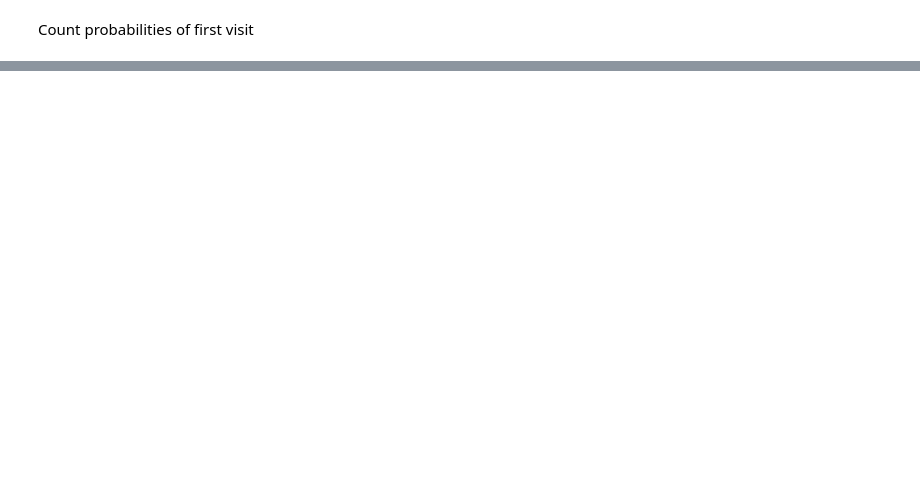
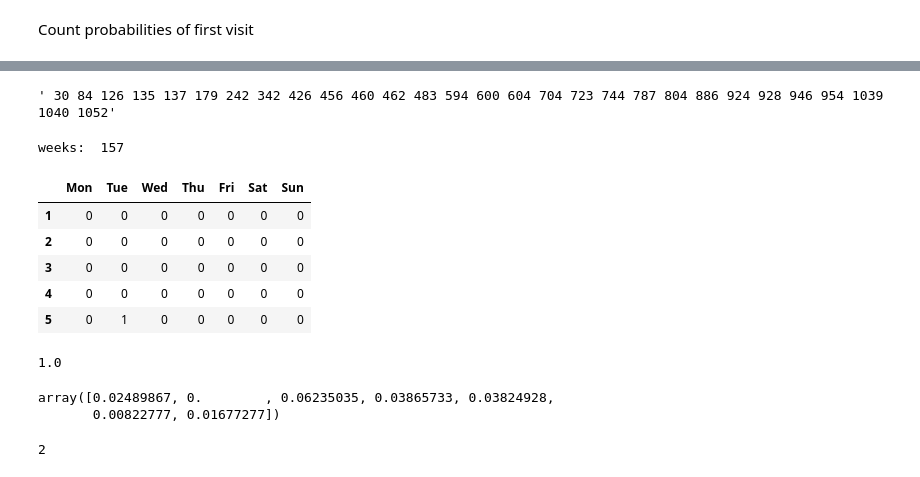
Before and after one commit to pbilinskyi/prediction-of-visits, a Jupyter notebook: notebook.ipynb, the cells around one changed output, grey strips where cells are left out. Saved outputs shown, nothing was run; the diff lists cells and outputs as text; code cells hidden in the pictures; blank space fills up the shorter version.

```diff
--- a/notebook.ipynb
+++ b/notebook.ipynb
@@ -69,0 +162,37 @@ predicted_day
+# %%
+# def parse_visites(ind):
+df.loc[1][0]
+# %% [output]
+' 30 84 126 135 137 179 242 342 426 456 460 462 483 594 600 604 704 723 744 787 804 886 924 928 946 954 1039 1040 1052'
+# %%
+def parse_visites(ind):
+    line = df.loc[ind][0]
+    line = line.strip()
+    visites = [int(s) for s in line.split(' ')]
+    return visites
+
+visites = parse_visites(19);
+# %%
+n_weeks = (n_days//7) if (n_days%7 == 0) else (n_days//7 + 1)
+print("weeks: ", n_weeks)
+
+def make_visit_matrix(visites):
+    V = np.zeros(shape = (n_weeks, 7), dtype = int)
+    for day in visites:
+        V[(day-1) // 7, (day-1) % 7] = 1
+    V = pd.DataFrame(V, columns=['Mon', 'Tue', 'Wed', 'Thu', 'Fri', 'Sat', 'Sun'])
+    V.index = V.index + 1
+    return V.iloc[:-1], V.iloc[-1]
+
+
+V, V_test = make_visit_matrix(visites)
+V.shape, V_test.shape
+V.head()
+# %% [output]
+weeks:  157
+|  | Mon | Tue | Wed | Thu | Fri | Sat | Sun |
+| 1 | 0 | 0 | 0 | 0 | 0 | 0 | 0 |
+| 2 | 0 | 0 | 0 | 0 | 0 | 0 | 0 |
+| 3 | 0 | 0 | 0 | 0 | 0 | 0 | 0 |
+| 4 | 0 | 0 | 0 | 0 | 0 | 0 | 0 |
+| 5 | 0 | 1 | 0 | 0 | 0 | 0 | 0 |
@@ -69,0 +227,22 @@ predicted_day
+# %%
+def compute_p(w):
+    for ind in V.index:
+        V.loc[ind, :] *= w[ind]
+    p = V.sum(axis=0)
+    return p
+
+p = compute_p(w)
+def compute_p_(p):
+    p_ = np.zeros(7)
+    for i in range(7):
+        p_[i] = (1 - p[:i]).prod() * p[i]
+    return p_
+
+p_ = compute_p_(p)
+# check
+print(p_.sum() + (1 - p).prod()) # == 1
+p_;
+# %% [output]
+1.0
+array([0.02489867, 0.        , 0.06235035, 0.03865733, 0.03824928,
+       0.00822777, 0.01677277])
@@ -69,0 +254,5 @@ predicted_day
+# %%
+def is_true_prediction(V_test, predicted_day):
+    return (V_test.iloc[predicted_day] == 1) and (V_test.iloc[:predicted_day].sum() == 0)
+# %% [output]
+2
```
Also changed, not shown: parts of 27 cells of this notebook, 2 other files.
